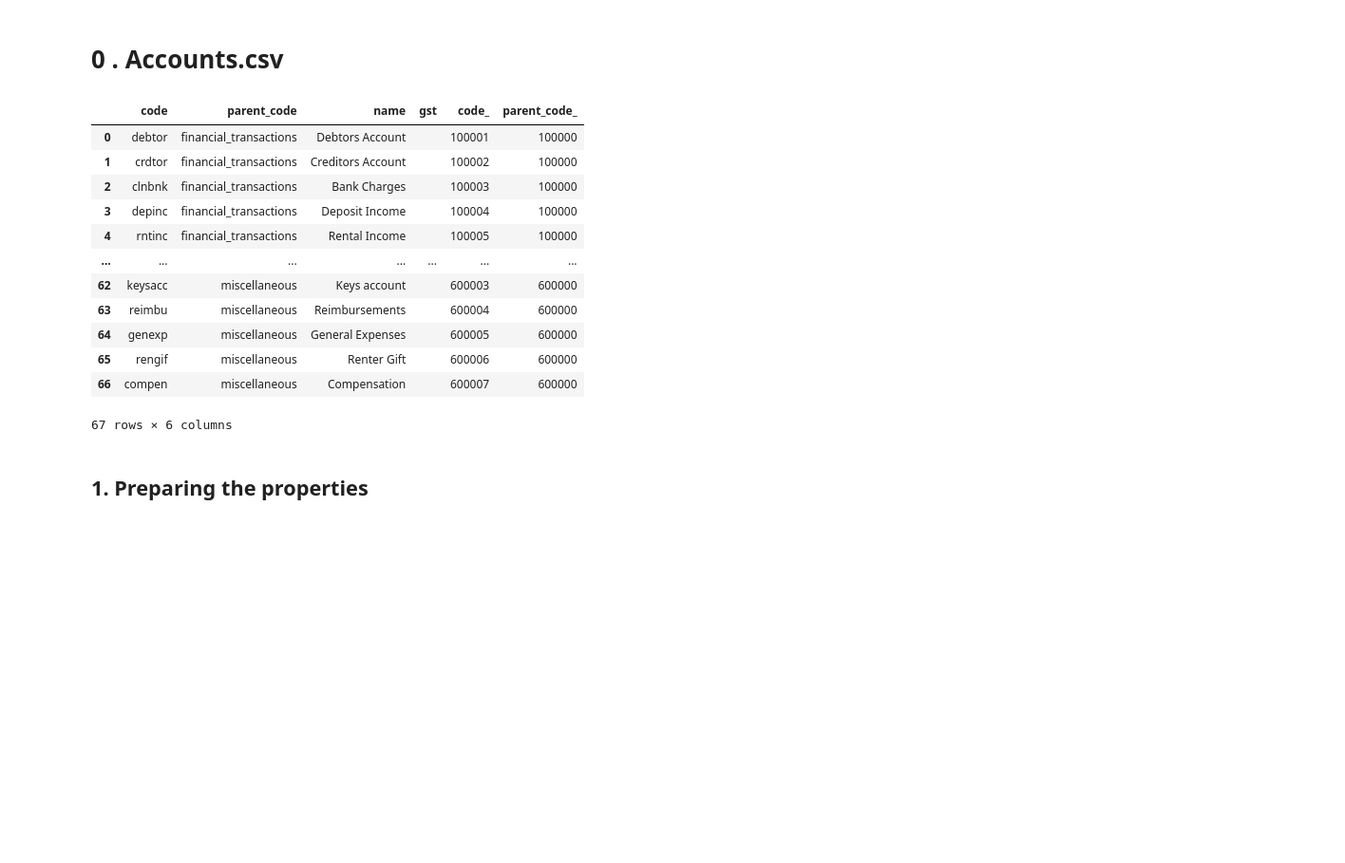
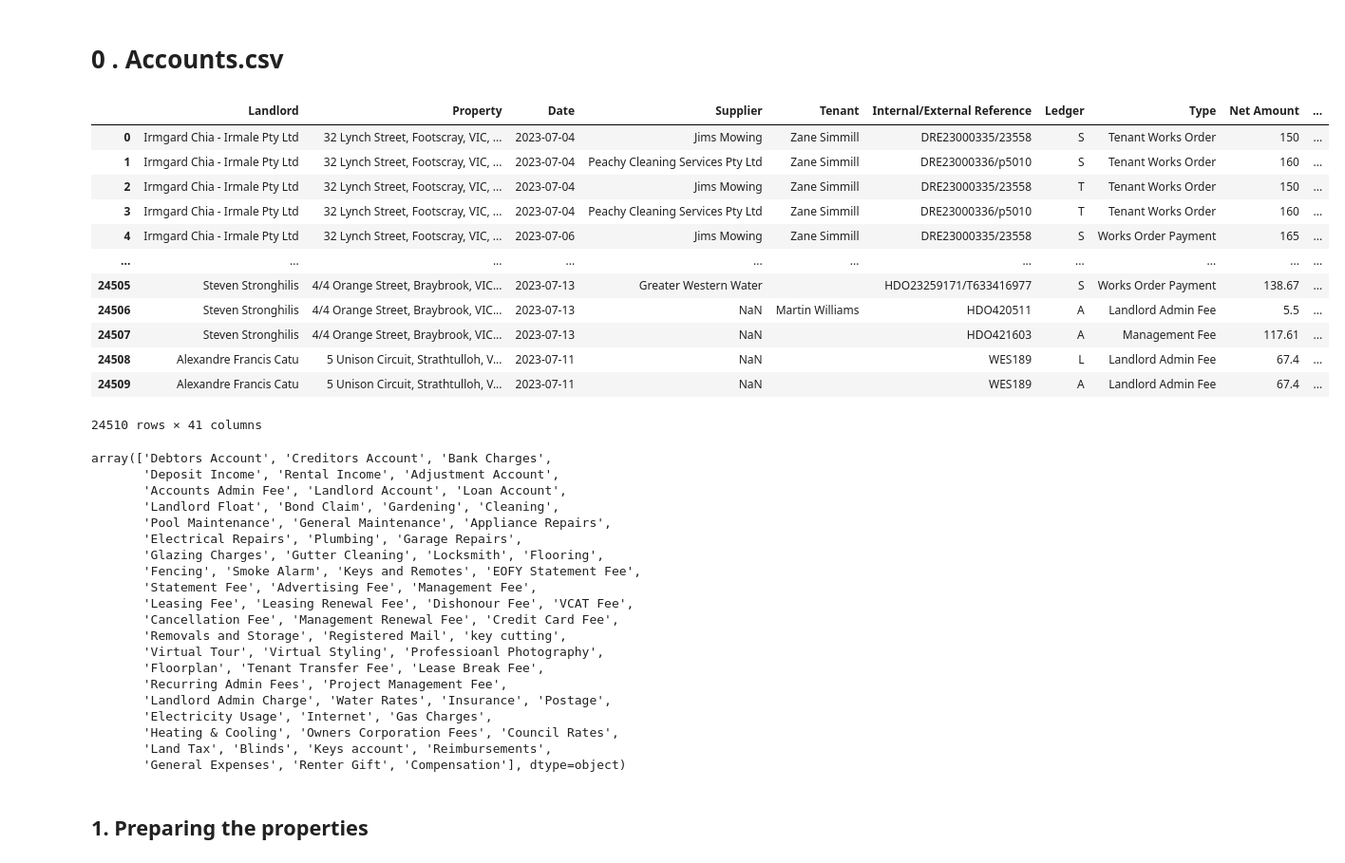
Before and after one commit to sahils4299/LongView-Data-Migration, a Jupyter notebook: PropertyTree_migration_Portfolio_testing.ipynb, the cells around one changed output. Shown at 95% size. Cells and saved outputs as stored; diff of their text form; code cells hidden in the pictures; blank space fills up the shorter version.

```diff
--- a/PropertyTree_migration_Portfolio_testing.ipynb
+++ b/PropertyTree_migration_Portfolio_testing.ipynb
@@ -15,6 +15,22 @@ landlord_rps = pd.read_excel('Data Before/Landlord.xlsx')
 # 0 . Accounts.csv
 # %%
 accounts_rps = pd.read_excel('Data Before/Accounts.xlsx')
+# %%
+accounts_rps
+# %% [output]
+|  | Landlord | Property | Date | Supplier | Tenant | Internal/External Reference | Ledger | Type | Net Amount | ... |
+| 0 | Irmgard Chia - Irmale Pty Ltd | 32 Lynch Street, Footscray, VIC, ... | 2023-07-04 | Jims Mowing | Zane Simmill | DRE23000335/23558 | S | Tenant Works Order | 150 | ... |
+| 1 | Irmgard Chia - Irmale Pty Ltd | 32 Lynch Street, Footscray, VIC, ... | 2023-07-04 | Peachy Cleaning Services Pty Ltd | Zane Simmill | DRE23000336/p5010 | S | Tenant Works Order | 160 | ... |
+| 2 | Irmgard Chia - Irmale Pty Ltd | 32 Lynch Street, Footscray, VIC, ... | 2023-07-04 | Jims Mowing | Zane Simmill | DRE23000335/23558 | T | Tenant Works Order | 150 | ... |
+| 3 | Irmgard Chia - Irmale Pty Ltd | 32 Lynch Street, Footscray, VIC, ... | 2023-07-04 | Peachy Cleaning Services Pty Ltd | Zane Simmill | DRE23000336/p5010 | T | Tenant Works Order | 160 | ... |
+| 4 | Irmgard Chia - Irmale Pty Ltd | 32 Lynch Street, Footscray, VIC, ... | 2023-07-06 | Jims Mowing | Zane Simmill | DRE23000335/23558 | S | Works Order Payment | 165 | ... |
+| ... | ... | ... | ... | ... | ... | ... | ... | ... | ... | ... |
+| 24505 | Steven Stronghilis | 4/4 Orange Street, Braybrook, VIC... | 2023-07-13 | Greater Western Water |  | HDO23259171/T633416977 | S | Works Order Payment | 138.67 | ... |
+| 24506 | Steven Stronghilis | 4/4 Orange Street, Braybrook, VIC... | 2023-07-13 | NaN | Martin Williams | HDO420511 | A | Landlord Admin Fee | 5.5 | ... |
+| 24507 | Steven Stronghilis | 4/4 Orange Street, Braybrook, VIC... | 2023-07-13 | NaN |  | HDO421603 | A | Management Fee | 117.61 | ... |
+| 24508 | Alexandre Francis Catu | 5 Unison Circuit, Strathtulloh, V... | 2023-07-11 | NaN |  | WES189 | L | Landlord Admin Fee | 67.4 | ... |
+| 24509 | Alexandre Francis Catu | 5 Unison Circuit, Strathtulloh, V... | 2023-07-11 | NaN |  | WES189 | A | Landlord Admin Fee | 67.4 | ... |
+24510 rows × 41 columns
 # %%
 code_description = {
     'gardng': 'Gardening',
@@ -150,19 +166,26 @@ for index,row in df_accounts.iterrows():
 # %%
-df_accounts
+df_accounts['name'].unique()
 # %% [output]
-|  | code | parent_code | name | gst | code_ | parent_code_ |
-| 0 | debtor | financial_transactions | Debtors Account |  | 100001 | 100000 |
-| 1 | crdtor | financial_transactions | Creditors Account |  | 100002 | 100000 |
-| 2 | clnbnk | financial_transactions | Bank Charges |  | 100003 | 100000 |
-| 3 | depinc | financial_transactions | Deposit Income |  | 100004 | 100000 |
-| 4 | rntinc | financial_transactions | Rental Income |  | 100005 | 100000 |
-| ... | ... | ... | ... | ... | ... | ... |
-| 62 | keysacc | miscellaneous | Keys account |  | 600003 | 600000 |
-| 63 | reimbu | miscellaneous | Reimbursements |  | 600004 | 600000 |
-| 64 | genexp | miscellaneous | General Expenses |  | 600005 | 600000 |
-| 65 | rengif | miscellaneous | Renter Gift |  | 600006 | 600000 |
-| 66 | compen | miscellaneous | Compensation |  | 600007 | 600000 |
-67 rows × 6 columns
+array(['Debtors Account', 'Creditors Account', 'Bank Charges',
+       'Deposit Income', 'Rental Income', 'Adjustment Account',
+       'Accounts Admin Fee', 'Landlord Account', 'Loan Account',
+       'Landlord Float', 'Bond Claim', 'Gardening', 'Cleaning',
+       'Pool Maintenance', 'General Maintenance', 'Appliance Repairs',
+       'Electrical Repairs', 'Plumbing', 'Garage Repairs',
+       'Glazing Charges', 'Gutter Cleaning', 'Locksmith', 'Flooring',
+       'Fencing', 'Smoke Alarm', 'Keys and Remotes', 'EOFY Statement Fee',
+       'Statement Fee', 'Advertising Fee', 'Management Fee',
+       'Leasing Fee', 'Leasing Renewal Fee', 'Dishonour Fee', 'VCAT Fee',
+       'Cancellation Fee', 'Management Renewal Fee', 'Credit Card Fee',
+       'Removals and Storage', 'Registered Mail', 'key cutting',
+       'Virtual Tour', 'Virtual Styling', 'Professioanl Photography',
+       'Floorplan', 'Tenant Transfer Fee', 'Lease Break Fee',
+       'Recurring Admin Fees', 'Project Management Fee',
+       'Landlord Admin Charge', 'Water Rates', 'Insurance', 'Postage',
+       'Electricity Usage', 'Internet', 'Gas Charges',
+       'Heating & Cooling', 'Owners Corporation Fees', 'Council Rates',
+       'Land Tax', 'Blinds', 'Keys account', 'Reimbursements',
+       'General Expenses', 'Renter Gift', 'Compensation'], dtype=object)
 # %%
 df_accounts.to_excel('PropertyTree_Accounts.xlsx',index=False)
 # %% [markdown]
```
Also changed, not shown: parts of 35 cells of this notebook, 1 other file.
